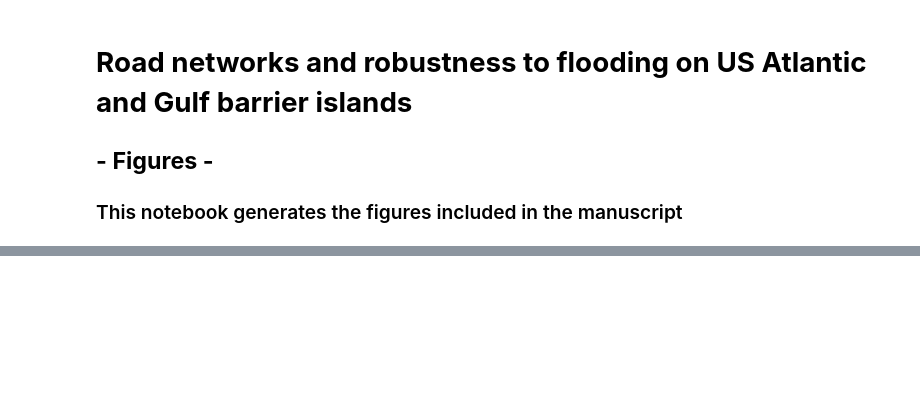
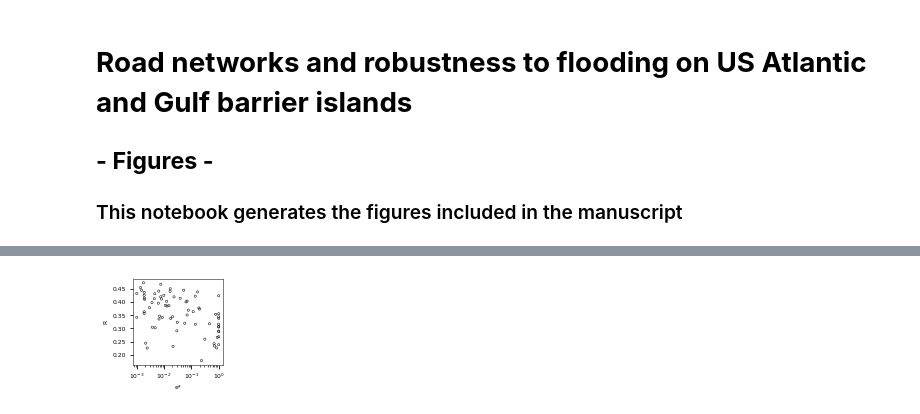
Before and after one commit to envidynxlab/Networks_Barriers, a Jupyter notebook: Notebooks/Figures.ipynb, the cells around one changed output, grey strips where cells are left out. Saved outputs shown, nothing was run; the diff lists cells and outputs as text; code cells hidden in the pictures; blank space fills up the shorter version.

```diff
--- a/Notebooks/Figures.ipynb
+++ b/Notebooks/Figures.ipynb
@@ -1057,24 +1077,25 @@ plt.savefig("./Figures/Fig8b.eps", dpi=500, facecolor='w',  bbox_inches='tight',
 # %%
-### Figure 8c - scatter robustness - elevation
+# ### Figure 8c - scatter robustness - exceedance
 
-table = pd.read_csv("./Results\Results_AllBarriers.csv", sep=",", header=0)
+# table = pd.read_csv("./Results/Results_AllBarriers.csv", sep=",", header=0)
 
-x=table['Critical_exceedance']
-y=table['Robustness']
+# x=table['Critical_exceedance']
+# y=table['Robustness']
 
-cm = 1/2.54  # centimeters in inches
-fig, ax = plt.subplots(figsize=(4.1*cm,4*cm))
-ax.scatter(x,y,marker='o', c='none', edgecolor='k', linewidth=0.5, s=5)
+# cm = 1/2.54  # centimeters in inches
+# fig, ax = plt.subplots(figsize=(4.1*cm,4*cm))
+# ax.scatter(x,y,marker='o', c='none', edgecolor='k', linewidth=0.5, s=5)
 
-plt.ylabel("R")
-plt.xlabel('e* (yr)')
-ax.set_xscale('log')
+# plt.ylabel("R")
+# plt.xlabel('e*')
+# ax.set_xscale('log')
 
-plt.rcParams["font.size"]= 6
-plt.savefig("C:/Users/Sofia/Dropbox/NETWORKS/All_barriers/Figures_3/Fig8/Fig8c.png", dpi=500, facecolor='w',  bbox_inches='tight',pad_inches = 0)
-plt.savefig("C:/Users/Sofia/Dropbox/NETWORKS/All_barriers/Figures_3/Fig8/Fig8c.eps", dpi=500, facecolor='w',  bbox_inches='tight',pad_inches = 0)
-plt.savefig("./Figures/Fig8c.png", dpi=500, facecolor='w',  bbox_inches='tight',pad_inches = 0)
-plt.savefig("./Figures/Fig8c.eps", dpi=500, facecolor='w',  bbox_inches='tight',pad_inches = 0)
+# plt.rcParams["font.size"]= 6
+
+# plt.savefig("./Figures/Fig8c.png", dpi=500, facecolor='w',  bbox_inches='tight',pad_inches = 0)
+# plt.savefig("./Figures/Fig8c.eps", dpi=500, facecolor='w',  bbox_inches='tight',pad_inches = 0)
+# %% [output]
+[figure, added]
 # %%
 ### Figure 9 - Parallel plot critical elevation, critical exceedance, robustness
 
```
Also changed, not shown: parts of 10 cells of this notebook.
